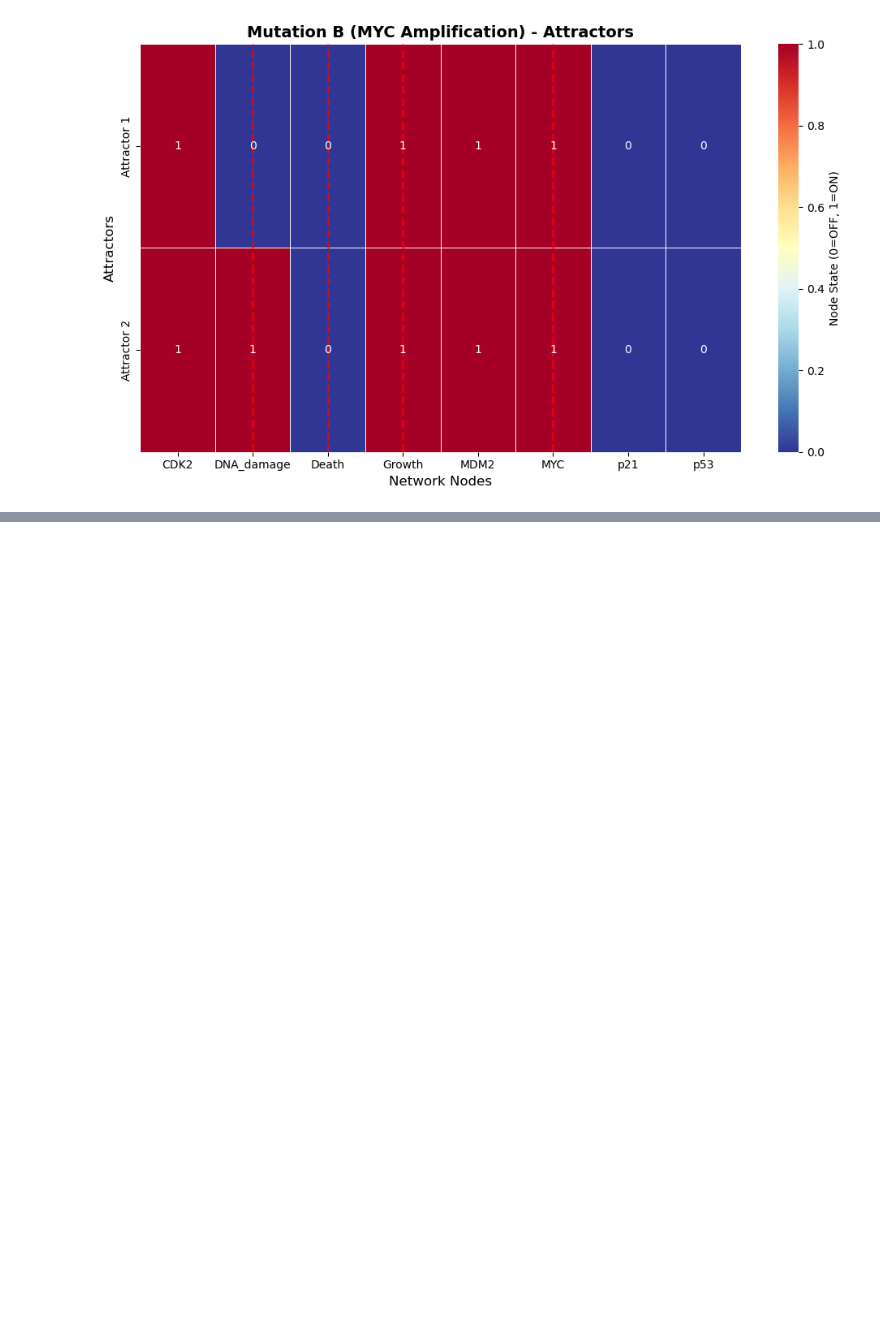
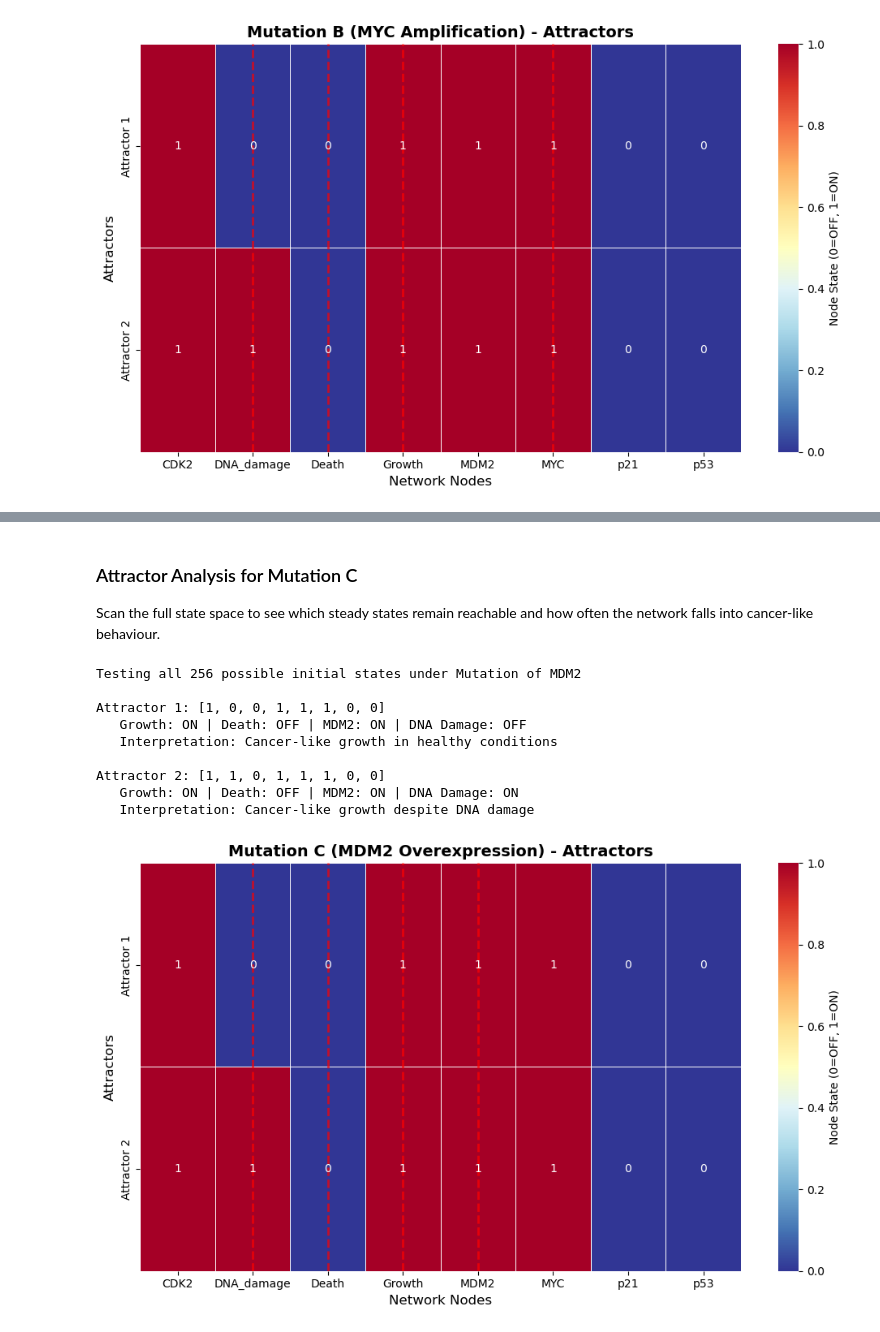
Before and after one commit to matecoco2024/bio_systems_assignements, a Jupyter notebook: assignement_3/KEN3170_BooleanModeling.ipynb, the cells around one changed output, grey strips where cells are left out. Saved outputs shown, nothing was run; the diff lists cells and outputs as text; code cells hidden in the pictures; blank space fills up the shorter version.

```diff
--- a/assignement_3/KEN3170_BooleanModeling.ipynb
+++ b/assignement_3/KEN3170_BooleanModeling.ipynb
@@ -916,0 +939,17 @@ Overall, 256 of 256 states (100.0%) flow into cancer-like attractors when p53 is
+# %% [markdown]
+### Attractor Analysis for Mutation C
+
+Scan the full state space to see which steady states remain reachable and how often the network falls into cancer-like behaviour.
+# %%
+mutant_attractors, mutant_attractor_info = attractor_search(MDM2_overexpression, graph_title_c, 'MDM2')
+# %% [output]
+Testing all 256 possible initial states under Mutation of MDM2
+
+Attractor 1: [1, 0, 0, 1, 1, 1, 0, 0]
+   Growth: ON | Death: OFF | MDM2: ON | DNA Damage: OFF
+   Interpretation: Cancer-like growth in healthy conditions
+
+Attractor 2: [1, 1, 0, 1, 1, 1, 0, 0]
+   Growth: ON | Death: OFF | MDM2: ON | DNA Damage: ON
+   Interpretation: Cancer-like growth despite DNA damage
+[figure, added]
```
Also changed, not shown: parts of 7 cells of this notebook.
